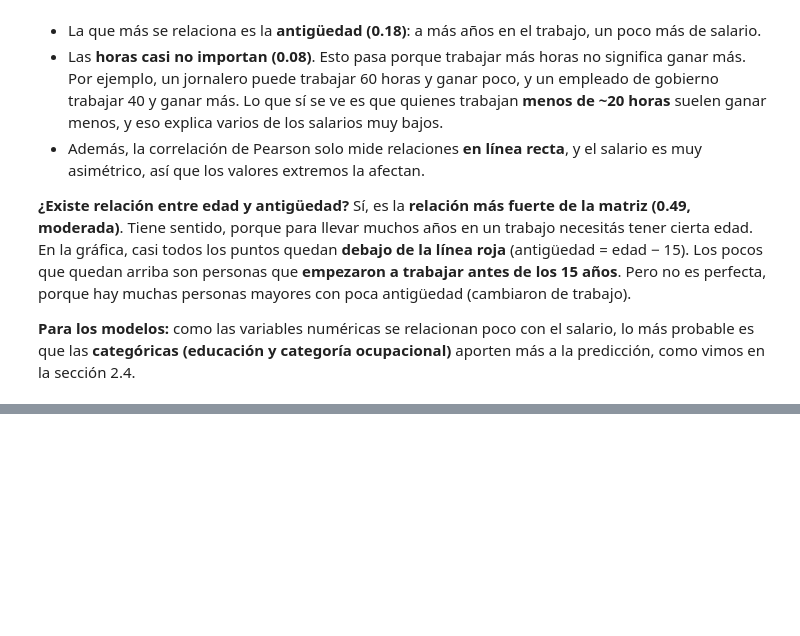
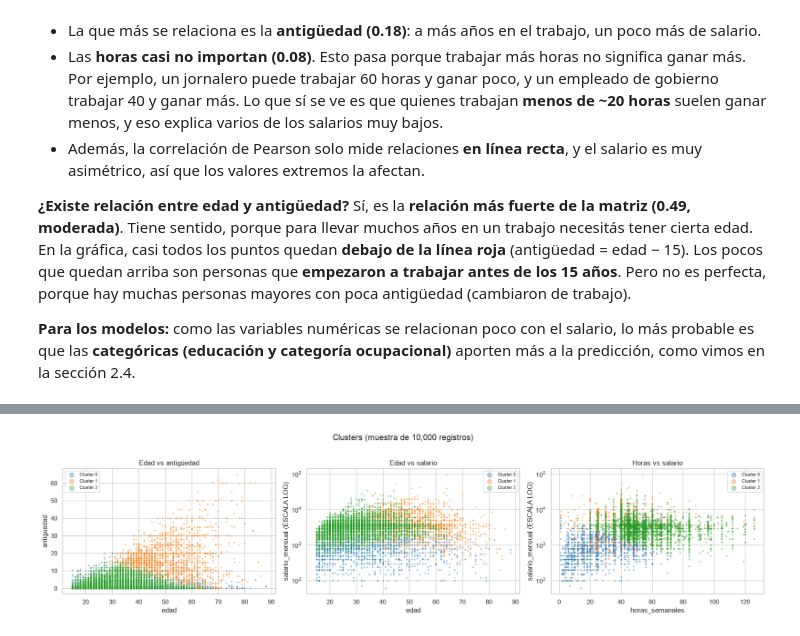
Before and after one commit to Qu3zada22/lab7-md, a Jupyter notebook: lab7_eneic.ipynb, the cells around one changed output, grey strips where cells are left out. Drawn from its saved outputs; the diff is of its cells as text; code cells hidden in the pictures; blank space fills up the shorter version.

```diff
--- a/lab7_eneic.ipynb
+++ b/lab7_eneic.ipynb
@@ -977,0 +1131,17 @@ Sí, es la **relación más fuerte de la matriz (0.49, moderada)**. Tiene sentid
+# %%
+m_seg = seg.sample(fraction=min(1.0, 10000 / seg.count()), seed=42).limit(10000).toPandas()
+fig, axes = plt.subplots(1, 3, figsize=(18, 4.5))
+paleta = sns.color_palette("tab10", K_FINAL)
+for ax, (x, y, ylog) in zip(axes, [("edad", "antiguedad", False), ("edad", "salario_mensual", True),
+                                   ("horas_semanales", "salario_mensual", True)]):
+    for k in range(K_FINAL):
+        d = m_seg[m_seg["cluster"] == k]
+        ax.scatter(d[x], d[y], s=4, alpha=0.35, color=paleta[k], label=f"Cluster {k}")
+    if ylog: ax.set_yscale("log"); ax.set_ylabel(f"{y} (ESCALA LOG)")
+    else: ax.set_ylabel(y)
+    ax.set_xlabel(x); ax.legend(markerscale=4, fontsize=8)
+axes[0].set_title("Edad vs antigüedad"); axes[1].set_title("Edad vs salario"); axes[2].set_title("Horas vs salario")
+plt.suptitle("Clusters (muestra de 10,000 registros)", y=1.02)
+plt.tight_layout(); plt.show()
+# %% [output]
+[figure, added]
```
Also changed, not shown: parts of 15 cells of this notebook.
